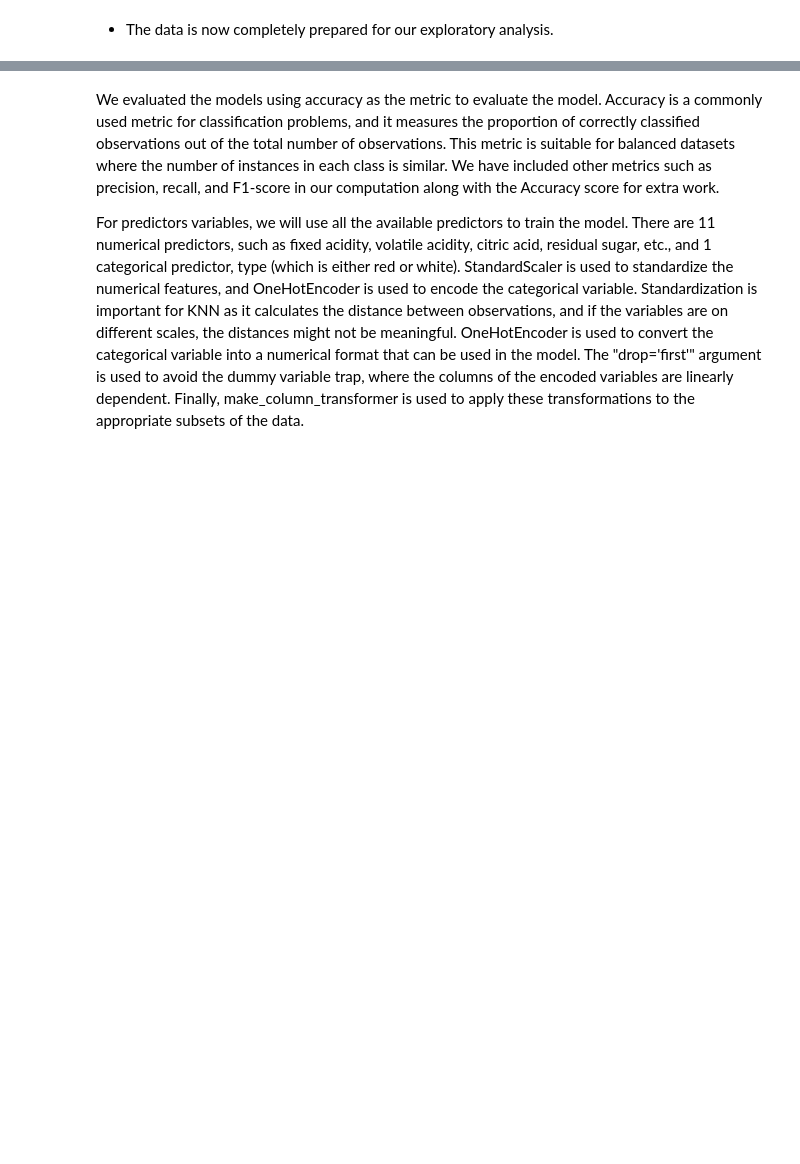
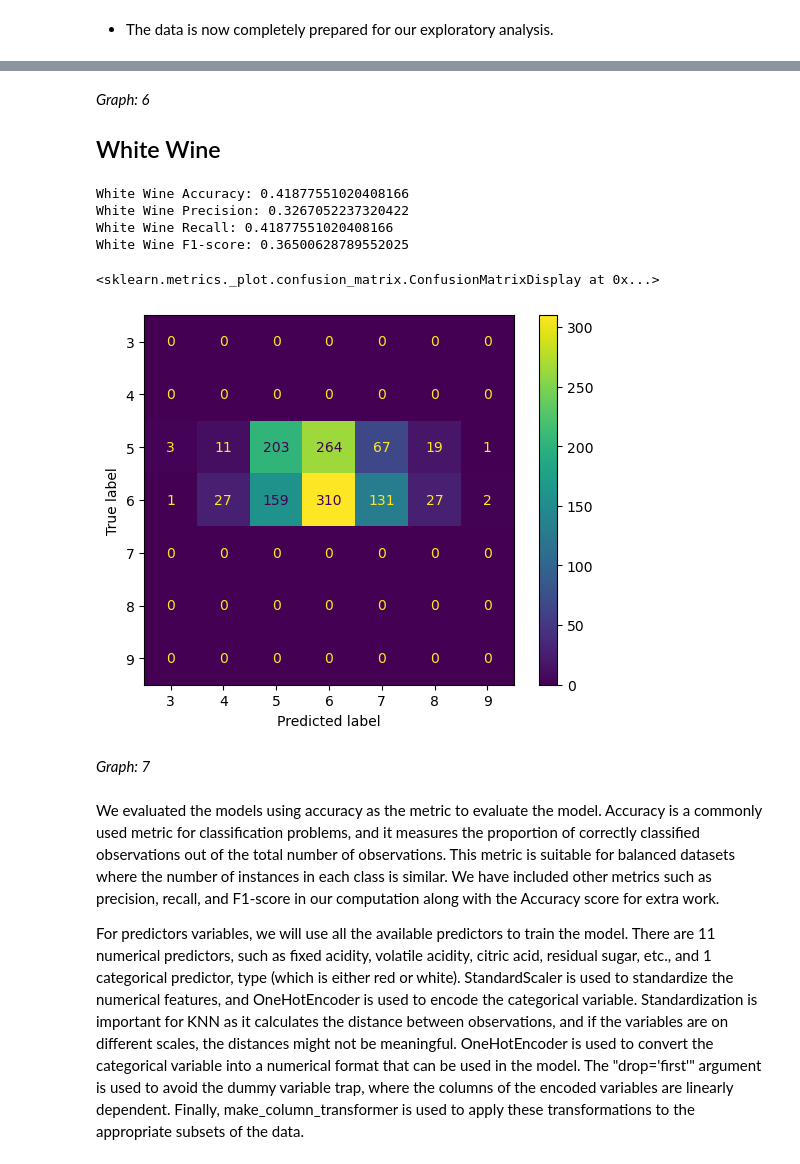
Before and after one commit to macy-k/group-3-DSCI-project, a Jupyter notebook: ProjectReport.ipynb, the cells around one changed output, grey strips where cells are left out. Drawn from its saved outputs; the diff is of its cells as text; code cells hidden in the pictures; blank space fills up the shorter version.

```diff
--- a/ProjectReport.ipynb
+++ b/ProjectReport.ipynb
@@ -399,3 +552,19 @@ The score results show that our new 'k' value of 1 is better than our old 'k' va
+# %% [markdown]
+*Graph: 6*
+
+## White Wine
+# %%
+scores(wine_white_trained_pred, y_test_white, "White Wine")
+matrix(wine_white_trained_pred, y_test_white, wine_white_trained)
+# %% [output]
+White Wine Accuracy: 0.41877551020408166
+White Wine Precision: 0.3267052237320422
+White Wine Recall: 0.41877551020408166
+White Wine F1-score: 0.36500628789552025
+<sklearn.metrics._plot.confusion_matrix.ConfusionMatrixDisplay at 0x...>
+[figure, added]
+# %% [markdown]
+*Graph: 7*
 # %% [markdown]
 We evaluated the models using accuracy as the metric to evaluate the model. Accuracy is a commonly used metric for classification problems, and it measures the proportion of correctly classified observations out of the total number of observations.  This metric is suitable for balanced datasets where the number of instances in each class is similar. We have included other metrics such as precision, recall, and F1-score in our computation along with the Accuracy score for extra work.
 
```
Also changed, not shown: parts of 36 cells of this notebook, 1 other file.
